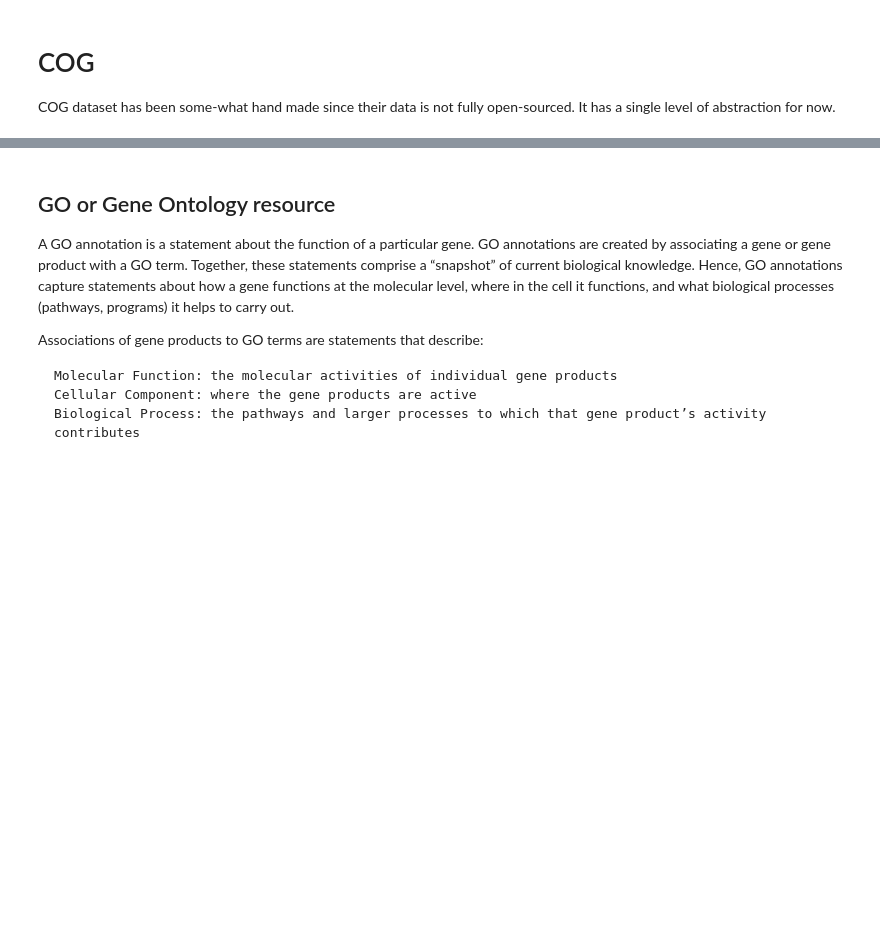
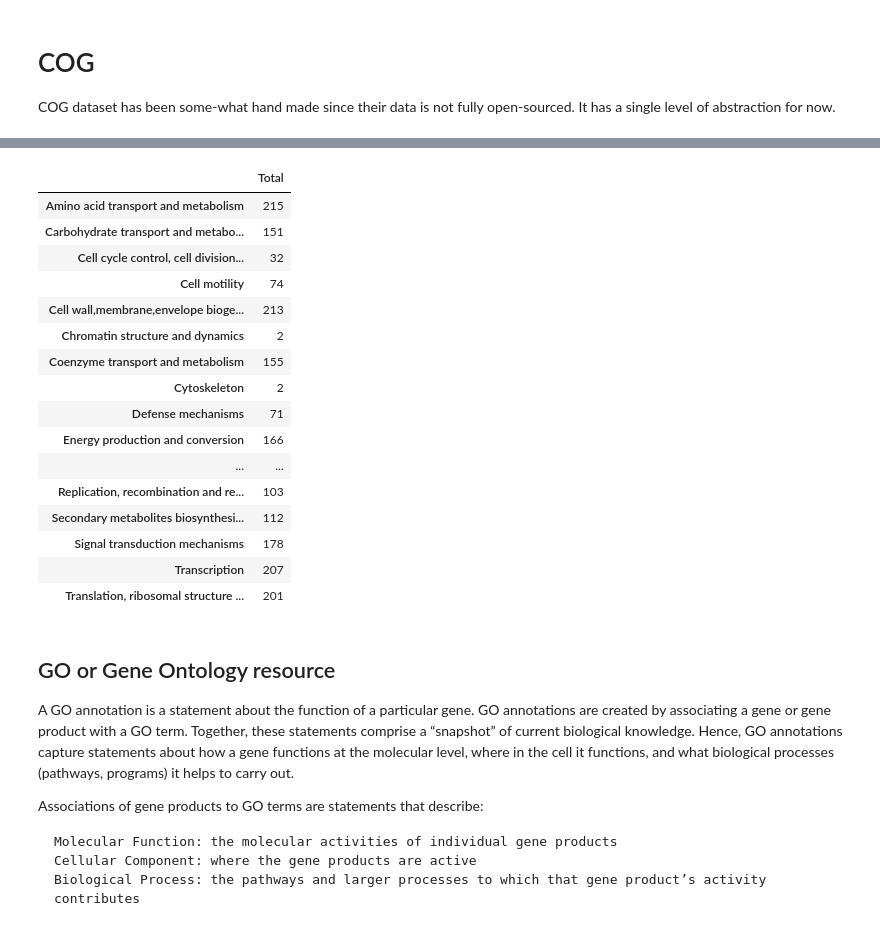
Before and after one commit to NehaSontakk/Functional-Characterization-of-Gene-Sets-using-KEGG-COG-GO, a Jupyter notebook: Functional_Annotation_and_Enrichment_calculations_on_dataset_of_interest_using_KEGG,_COG,_GO.ipynb, the cells around one changed output, grey strips where cells are left out. Saved outputs shown, nothing was run; the diff lists cells and outputs as text; code cells hidden in the pictures; blank space fills up the shorter version.

```diff
--- a/Functional_Annotation_and_Enrichment_calculations_on_dataset_of_interest_using_KEGG,_COG,_GO.ipynb
+++ b/Functional_Annotation_and_Enrichment_calculations_on_dataset_of_interest_using_KEGG,_COG,_GO.ipynb
@@ -98,6 +101,26 @@ cog_coverage = cog_coverage.groupby('gene')['COG Data'].agg(', '.join).reset_ind
 cog_coverage.rename(columns={"gene":"Gene"},inplace=True)
 #creating a one hot encoded matrix for fischer analysis
 cog_pathway_matrix_totals = pd.DataFrame(cog_data.sum(axis=0)).iloc[:-1].rename(columns={0:"Total"})
+# %%
+cog_pathway_matrix_totals.loc[~(cog_pathway_matrix_totals==0).all(axis=1)]
+# %% [output]
+|  | Total |
+| Amino acid transport and metabolism | 215 |
+| Carbohydrate transport and metabo... | 151 |
+| Cell cycle control, cell division... | 32 |
+| Cell motility | 74 |
+| Cell wall,membrane,envelope bioge... | 213 |
+| Chromatin structure and dynamics | 2 |
+| Coenzyme transport and metabolism | 155 |
+| Cytoskeleton | 2 |
+| Defense mechanisms | 71 |
+| Energy production and conversion | 166 |
+| ... | ... |
+| Replication, recombination and re... | 103 |
+| Secondary metabolites biosynthesi... | 112 |
+| Signal transduction mechanisms | 178 |
+| Transcription | 207 |
+| Translation, ribosomal structure ... | 201 |
 # %% [markdown]
 ## GO or Gene Ontology resource
 
```
Also changed, not shown: parts of 7 cells of this notebook.
